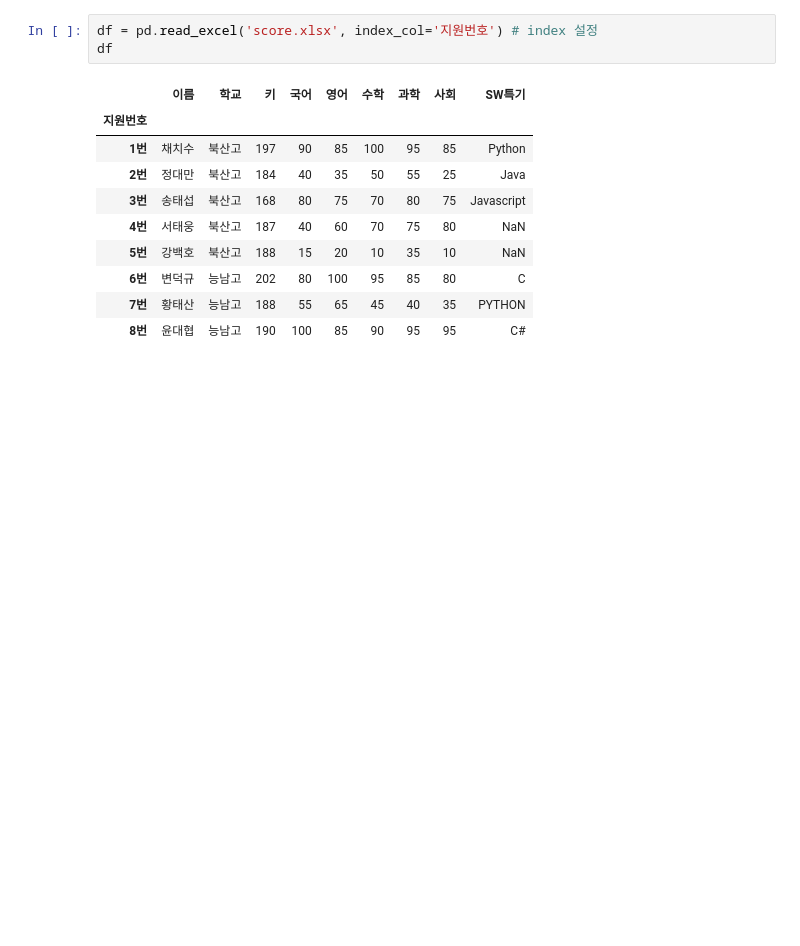
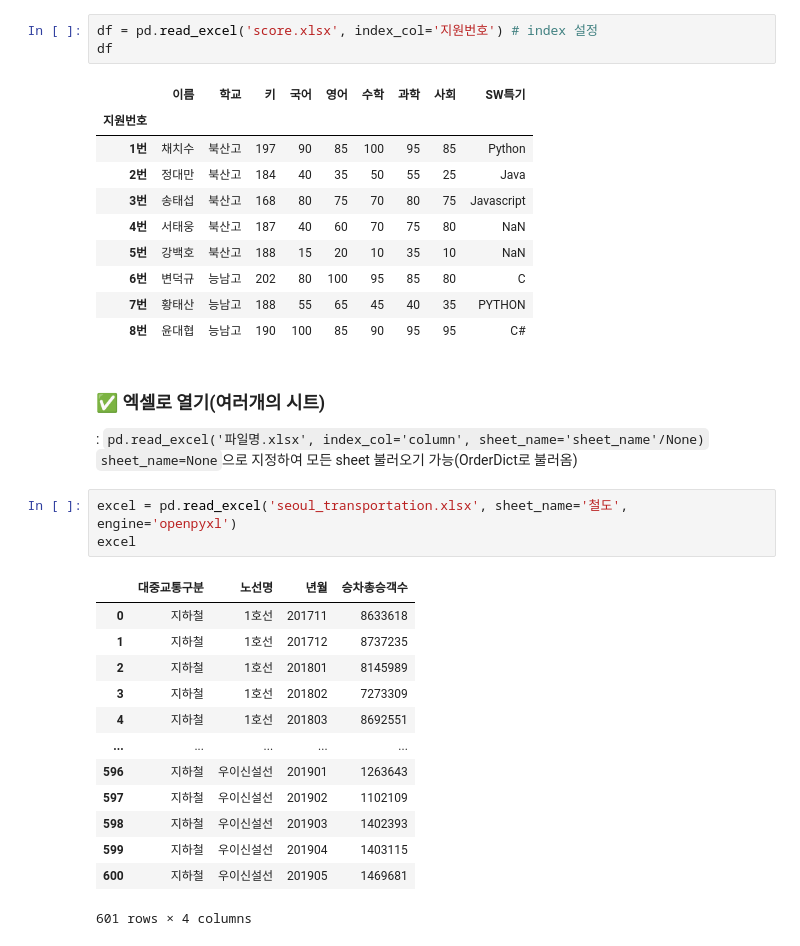
Before and after one commit to HeeJu-XiJu/Pandas, a Jupyter notebook: 03. 데이터입출력 - to_csv, read_csv.ipynb, the cells around one changed output. Drawn from its saved outputs; the diff is of its cells as text; blank space fills up the shorter version.

````diff
--- a/03. 데이터입출력 - to_csv, read_csv.ipynb
+++ b/03. 데이터입출력 - to_csv, read_csv.ipynb
@@ -167,3 +206,24 @@ df
 | 6번 | 변덕규 | 능남고 | 202 | 80 | 100 | 95 | 85 | 80 | C |
 | 7번 | 황태산 | 능남고 | 188 | 55 | 65 | 45 | 40 | 35 | PYTHON |
 | 8번 | 윤대협 | 능남고 | 190 | 100 | 85 | 90 | 95 | 95 | C# |
+# %% [markdown]
+### ✅ 엑셀로 열기(여러개의 시트)
+: ```pd.read_excel('파일명.xlsx', index_col='column', sheet_name='sheet_name'/None)```\
+```sheet_name=None```으로 지정하여 모든 sheet 불러오기 가능(OrderDict로 불러옴)
+# %%
+excel = pd.read_excel('seoul_transportation.xlsx', sheet_name='철도', engine='openpyxl')
+excel
+# %% [output]
+|  | 대중교통구분 | 노선명 | 년월 | 승차총승객수 |
+| 0 | 지하철 | 1호선 | 201711 | 8633618 |
+| 1 | 지하철 | 1호선 | 201712 | 8737235 |
+| 2 | 지하철 | 1호선 | 201801 | 8145989 |
+| 3 | 지하철 | 1호선 | 201802 | 7273309 |
+| 4 | 지하철 | 1호선 | 201803 | 8692551 |
+| ... | ... | ... | ... | ... |
+| 596 | 지하철 | 우이신설선 | 201901 | 1263643 |
+| 597 | 지하철 | 우이신설선 | 201902 | 1102109 |
+| 598 | 지하철 | 우이신설선 | 201903 | 1402393 |
+| 599 | 지하철 | 우이신설선 | 201904 | 1403115 |
+| 600 | 지하철 | 우이신설선 | 201905 | 1469681 |
+601 rows × 4 columns
````
Also changed, not shown: parts of 15 cells of this notebook.
